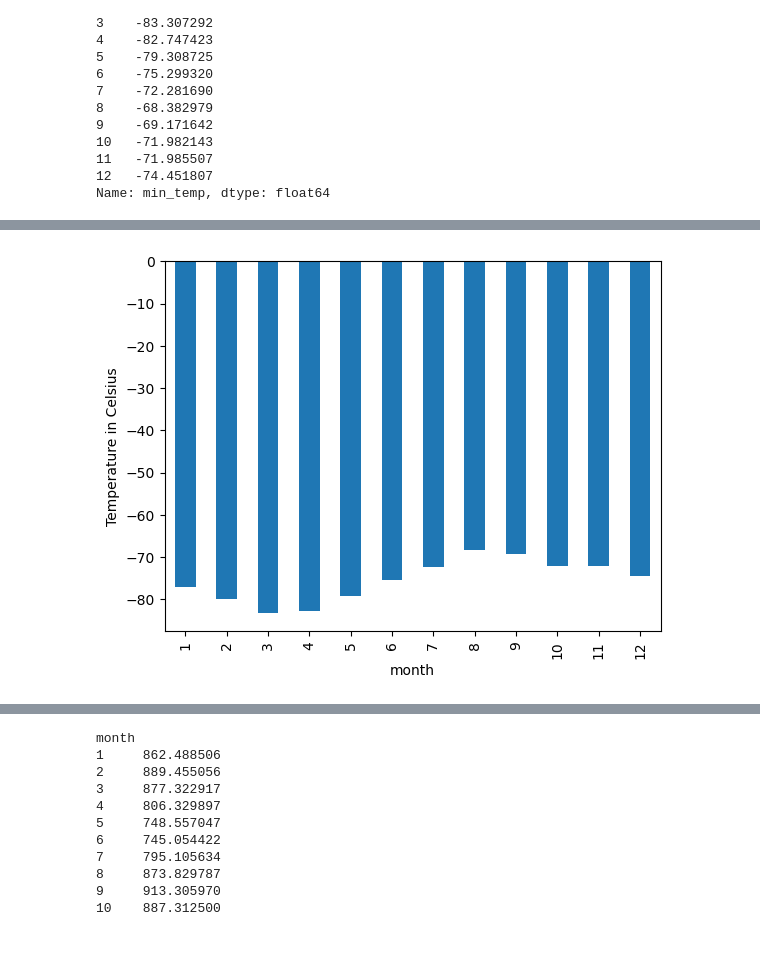
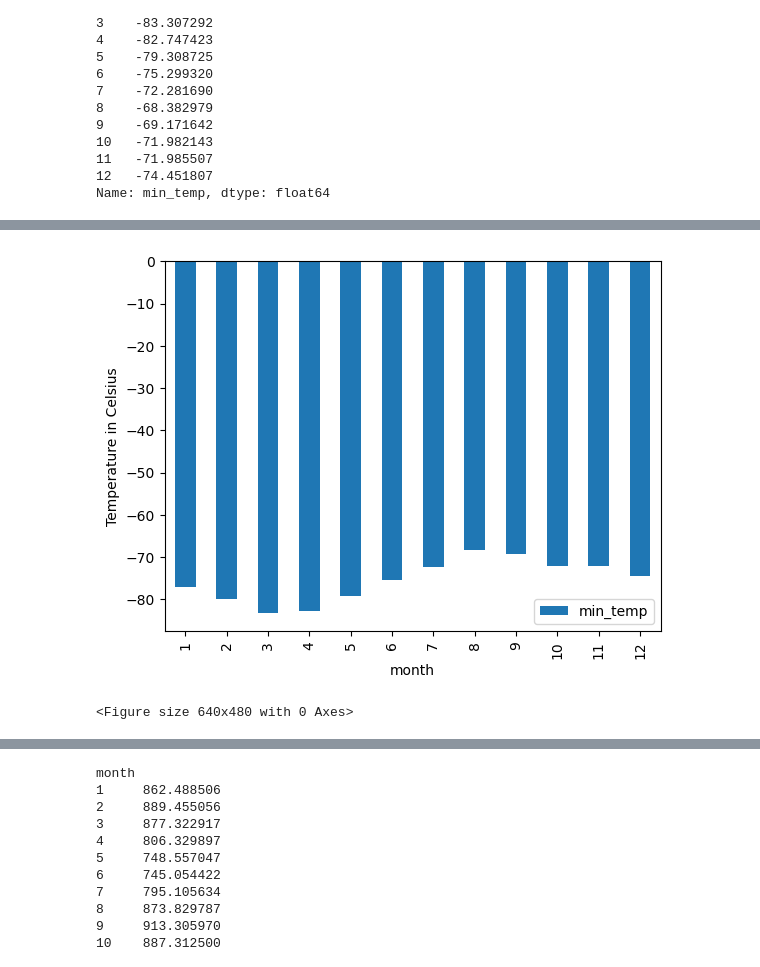
Before and after one commit to ZalakG/mars_Web-Scrapping, a Jupyter notebook: part_2_mars_weather.ipynb, the cells around one changed output, grey strips where cells are left out. Drawn from its saved outputs; the diff is of its cells as text; code cells hidden in the pictures.

```diff
--- a/part_2_mars_weather.ipynb
+++ b/part_2_mars_weather.ipynb
@@ -197,6 +205,8 @@ Name: month, dtype: int64
 1867
 # %%
 # 3. What is the average low temperature by month?
+avg_temp = mars_weather_data_df.groupby(["month"])["min_temp"].mean()
+avg_temp
 # %% [output]
 month
 1    -77.160920
@@ -212,3 +222,7 @@ month
 11   -71.985507
 12   -74.451807
 Name: min_temp, dtype: float64
+# %%
+df = pd.DataFrame(avg_temp)
+#df = df.sort_index()
+df
@@ -215,4 +244,10 @@ Name: min_temp, dtype: float64
 # %%
 # Plot the average temperature by month
+df.plot(kind='bar')
+plt.xlabel("month")
+plt.ylabel("Temperature in Celsius")
+plt.show()
+plt.tight_layout()
 # %% [output]
-[figure, old version]
+[figure, new version]
+<Figure size 640x480 with 0 Axes>
```
Also changed, not shown: parts of 11 cells of this notebook, 1 other file.
